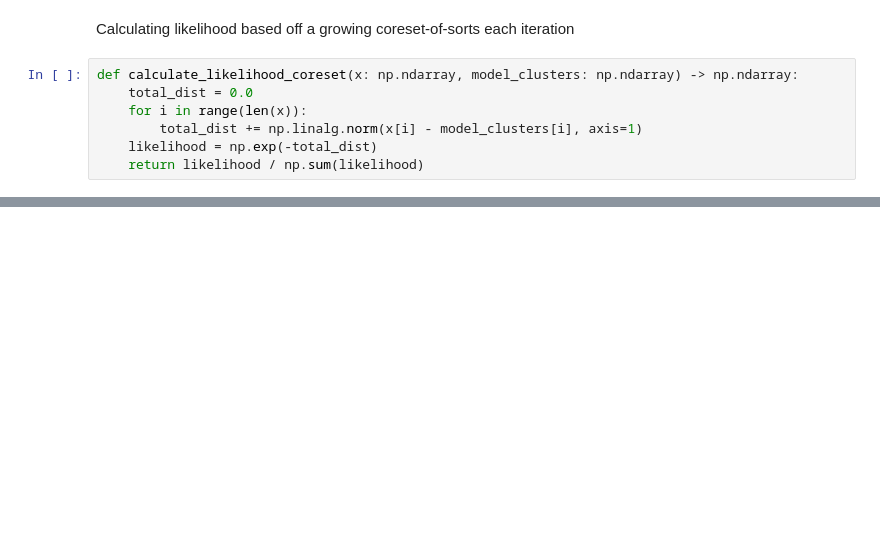
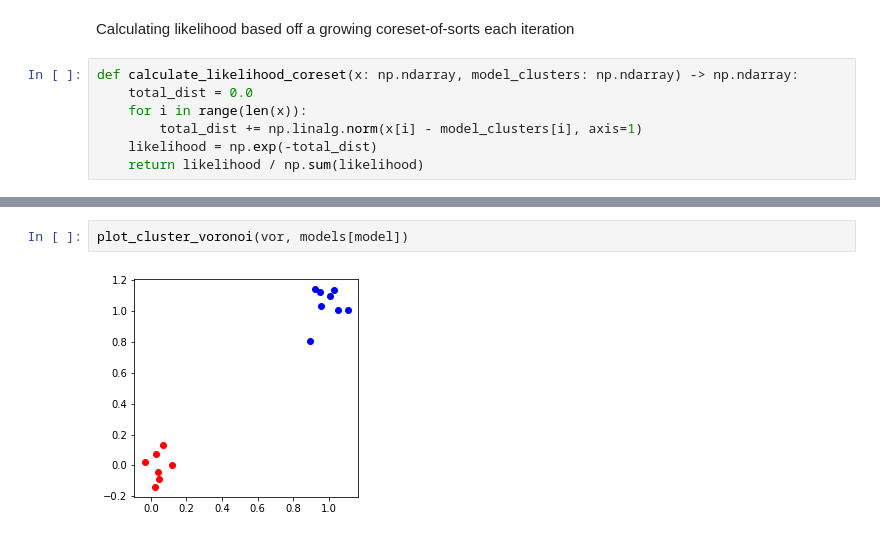
Before and after one commit to jviszlai/Bayesian-inference-coresets, a Jupyter notebook: BayesianInferenceClusteringExample.ipynb, the cells around one changed output, grey strips where cells are left out. Cells and saved outputs as stored; diff of their text form; blank space fills up the shorter version.

```diff
--- a/BayesianInferenceClusteringExample.ipynb
+++ b/BayesianInferenceClusteringExample.ipynb
@@ -182,0 +289,4 @@ plot_cluster(data, model)
+# %%
+plot_cluster_voronoi(vor, models[model])
+# %% [output]
+[figure, added]
```
Also changed, not shown: parts of 13 cells of this notebook.
